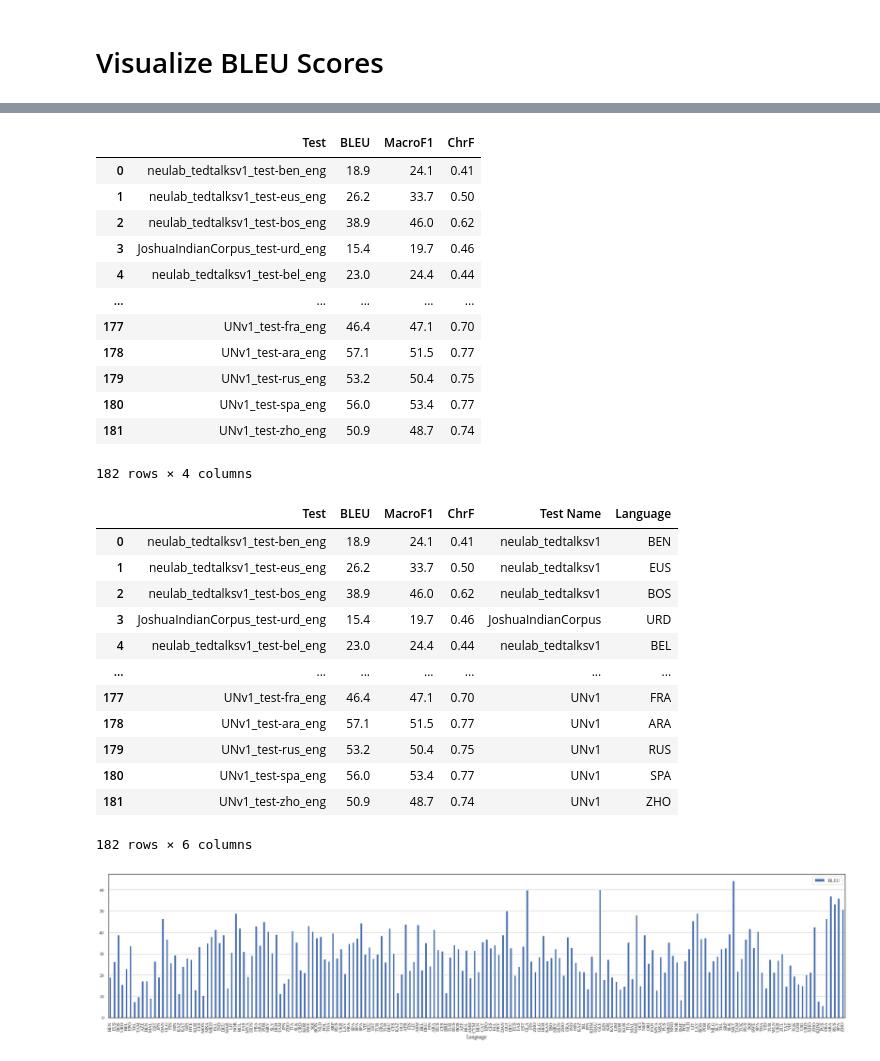
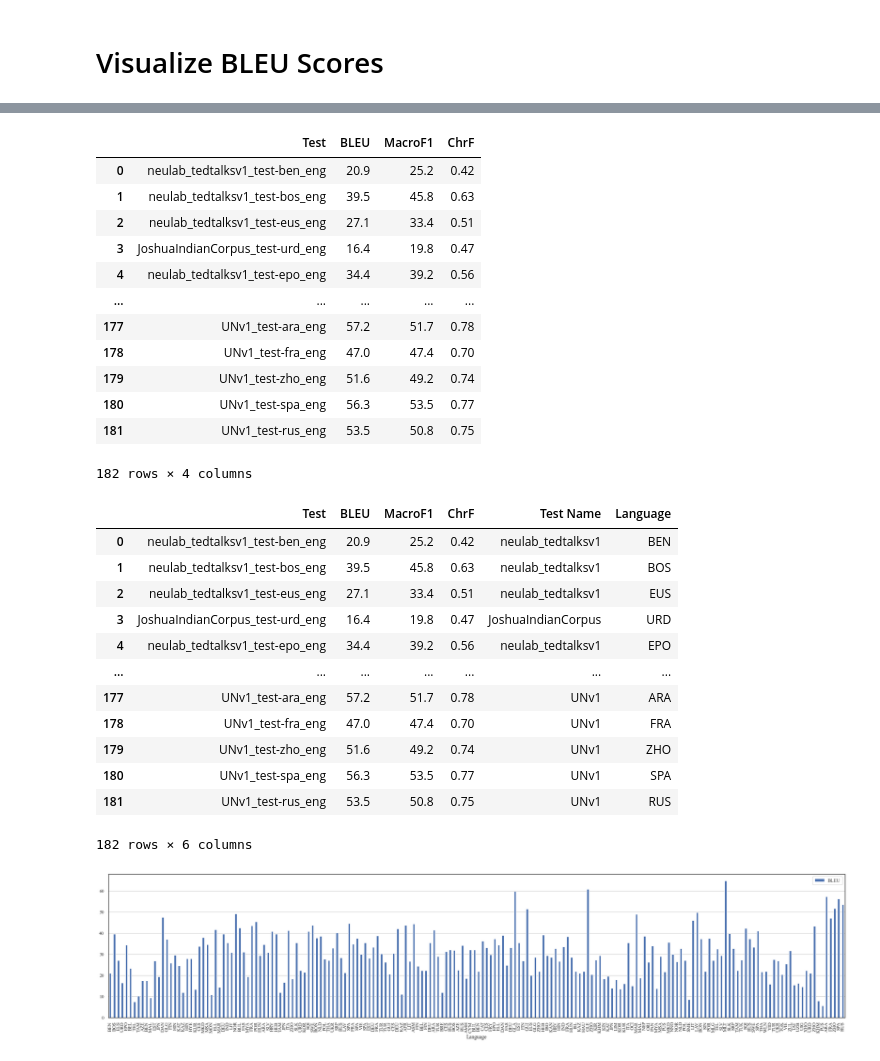
Before and after one commit to thammegowda/006-many-to-eng, a Jupyter notebook: tabs-n-charts/BLEU.ipynb, the cells around one changed output, grey strips where cells are left out. Cells and saved outputs as stored; diff of their text form; code cells hidden in the pictures.

```diff
--- a/tabs-n-charts/BLEU.ipynb
+++ b/tabs-n-charts/BLEU.ipynb
@@ -19,22 +21,22 @@ from pathlib import Path
 # %%
 #help(pd.read_csv)
 # %%
-path = 'tabs/BleuMacroFChrF.mixedcase.9L6L768d_bsize720k_step129k.txt'
+path = 'tabs/BleuMacroFChrF.mixedcase.9L6L768d_bsize720k_step200k.txt'
 tab = pd.read_csv(path,sep=r'\s+', names='Test BLEU MacroF1 ChrF'.split())
 tab
 # %% [output]
 |  | Test | BLEU | MacroF1 | ChrF |
-| 0 | neulab_tedtalksv1_test-ben_eng | 18.9 | 24.1 | 0.41 |
-| 1 | neulab_tedtalksv1_test-eus_eng | 26.2 | 33.7 | 0.50 |
-| 2 | neulab_tedtalksv1_test-bos_eng | 38.9 | 46.0 | 0.62 |
-| 3 | JoshuaIndianCorpus_test-urd_eng | 15.4 | 19.7 | 0.46 |
-| 4 | neulab_tedtalksv1_test-bel_eng | 23.0 | 24.4 | 0.44 |
+| 0 | neulab_tedtalksv1_test-ben_eng | 20.9 | 25.2 | 0.42 |
+| 1 | neulab_tedtalksv1_test-bos_eng | 39.5 | 45.8 | 0.63 |
+| 2 | neulab_tedtalksv1_test-eus_eng | 27.1 | 33.4 | 0.51 |
+| 3 | JoshuaIndianCorpus_test-urd_eng | 16.4 | 19.8 | 0.47 |
+| 4 | neulab_tedtalksv1_test-epo_eng | 34.4 | 39.2 | 0.56 |
 | ... | ... | ... | ... | ... |
-| 177 | UNv1_test-fra_eng | 46.4 | 47.1 | 0.70 |
-| 178 | UNv1_test-ara_eng | 57.1 | 51.5 | 0.77 |
-| 179 | UNv1_test-rus_eng | 53.2 | 50.4 | 0.75 |
-| 180 | UNv1_test-spa_eng | 56.0 | 53.4 | 0.77 |
-| 181 | UNv1_test-zho_eng | 50.9 | 48.7 | 0.74 |
+| 177 | UNv1_test-ara_eng | 57.2 | 51.7 | 0.78 |
+| 178 | UNv1_test-fra_eng | 47.0 | 47.4 | 0.70 |
+| 179 | UNv1_test-zho_eng | 51.6 | 49.2 | 0.74 |
+| 180 | UNv1_test-spa_eng | 56.3 | 53.5 | 0.77 |
+| 181 | UNv1_test-rus_eng | 53.5 | 50.8 | 0.75 |
 182 rows × 4 columns
 # %%
 tab['Test Name'] = tab['Test'].apply(lambda x: x.split('-')[0].replace('_test', ''))
@@ -42,17 +44,17 @@ tab['Language'] = tab['Test'].apply(lambda x: x.split('-')[1].split('_')[0].uppe
 tab
 # %% [output]
 |  | Test | BLEU | MacroF1 | ChrF | Test Name | Language |
-| 0 | neulab_tedtalksv1_test-ben_eng | 18.9 | 24.1 | 0.41 | neulab_tedtalksv1 | BEN |
-| 1 | neulab_tedtalksv1_test-eus_eng | 26.2 | 33.7 | 0.50 | neulab_tedtalksv1 | EUS |
-| 2 | neulab_tedtalksv1_test-bos_eng | 38.9 | 46.0 | 0.62 | neulab_tedtalksv1 | BOS |
-| 3 | JoshuaIndianCorpus_test-urd_eng | 15.4 | 19.7 | 0.46 | JoshuaIndianCorpus | URD |
-| 4 | neulab_tedtalksv1_test-bel_eng | 23.0 | 24.4 | 0.44 | neulab_tedtalksv1 | BEL |
+| 0 | neulab_tedtalksv1_test-ben_eng | 20.9 | 25.2 | 0.42 | neulab_tedtalksv1 | BEN |
+| 1 | neulab_tedtalksv1_test-bos_eng | 39.5 | 45.8 | 0.63 | neulab_tedtalksv1 | BOS |
+| 2 | neulab_tedtalksv1_test-eus_eng | 27.1 | 33.4 | 0.51 | neulab_tedtalksv1 | EUS |
+| 3 | JoshuaIndianCorpus_test-urd_eng | 16.4 | 19.8 | 0.47 | JoshuaIndianCorpus | URD |
+| 4 | neulab_tedtalksv1_test-epo_eng | 34.4 | 39.2 | 0.56 | neulab_tedtalksv1 | EPO |
 | ... | ... | ... | ... | ... | ... | ... |
-| 177 | UNv1_test-fra_eng | 46.4 | 47.1 | 0.70 | UNv1 | FRA |
-| 178 | UNv1_test-ara_eng | 57.1 | 51.5 | 0.77 | UNv1 | ARA |
-| 179 | UNv1_test-rus_eng | 53.2 | 50.4 | 0.75 | UNv1 | RUS |
-| 180 | UNv1_test-spa_eng | 56.0 | 53.4 | 0.77 | UNv1 | SPA |
-| 181 | UNv1_test-zho_eng | 50.9 | 48.7 | 0.74 | UNv1 | ZHO |
+| 177 | UNv1_test-ara_eng | 57.2 | 51.7 | 0.78 | UNv1 | ARA |
+| 178 | UNv1_test-fra_eng | 47.0 | 47.4 | 0.70 | UNv1 | FRA |
+| 179 | UNv1_test-zho_eng | 51.6 | 49.2 | 0.74 | UNv1 | ZHO |
+| 180 | UNv1_test-spa_eng | 56.3 | 53.5 | 0.77 | UNv1 | SPA |
+| 181 | UNv1_test-rus_eng | 53.5 | 50.8 | 0.75 | UNv1 | RUS |
 182 rows × 6 columns
 # %%
 sns.set(font="Times New Roman", style='white',font_scale=.99)
@@ -62,7 +64,7 @@ ax.grid(axis='y')
 
 #pd.DataFrame.plot(data=tab, x='Language', y='BLEU')
 # %% [output]
-[figure, old version]
+[figure, new version]
 # %%
 tab_sorted = tab.sort_values(by='BLEU', ascending=False)
 tab_sorted
```
Also changed, not shown: parts of 21 cells of this notebook, 5 other files.
